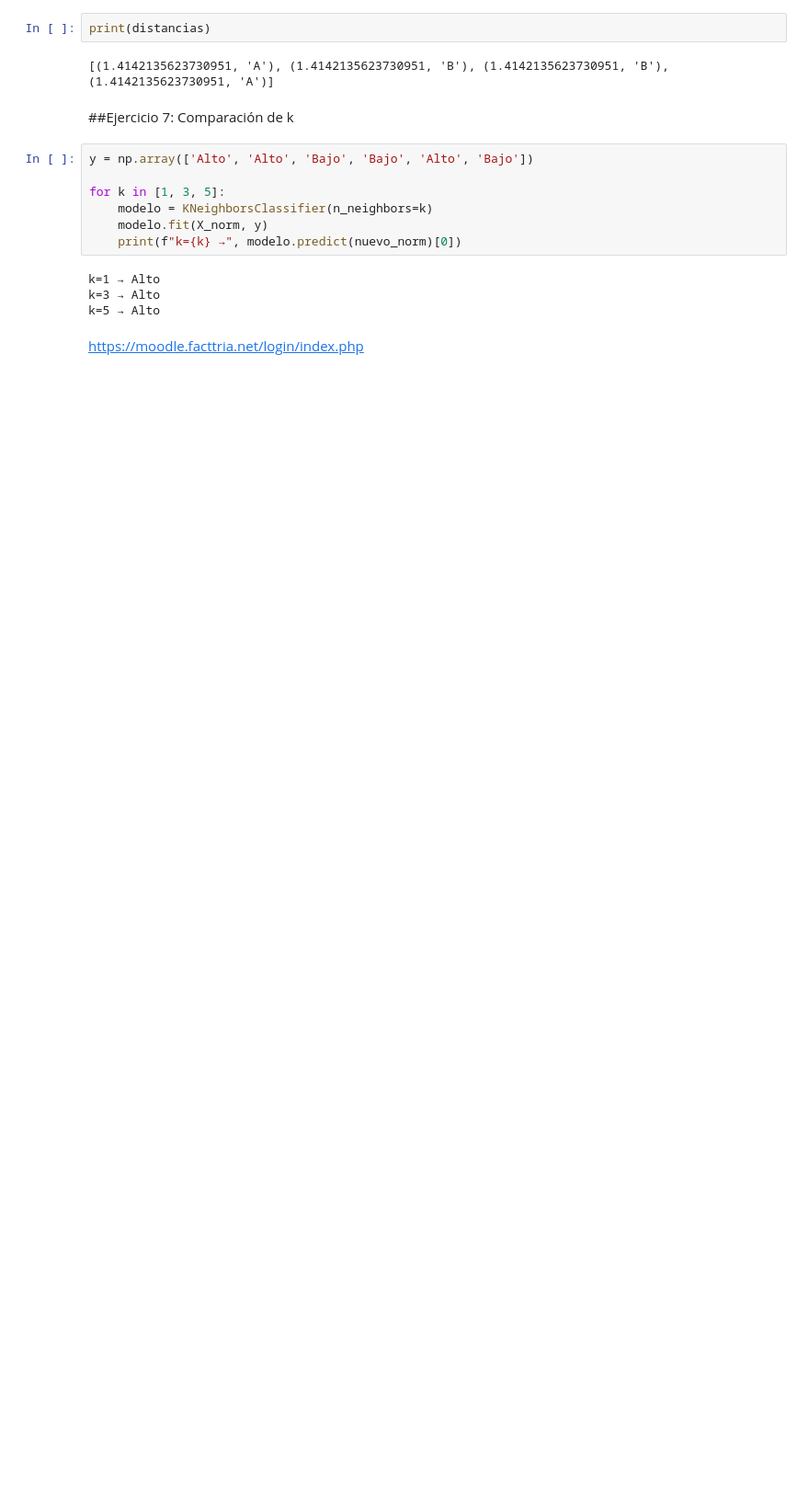
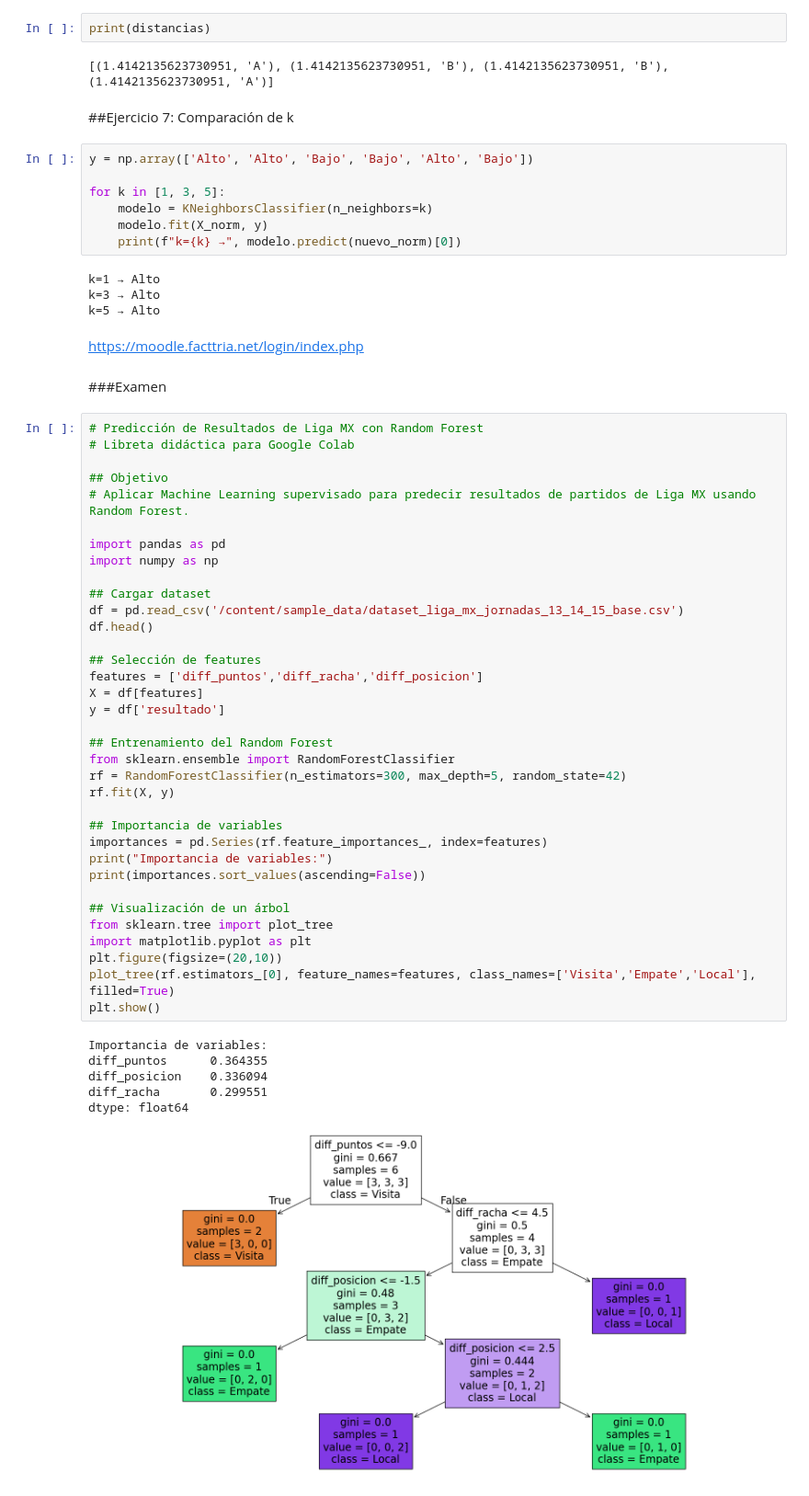
Before and after one commit to daf01-web/Mineria-de-Datos, a Jupyter notebook: TERCER PARCIAL.ipynb, the cells around one changed output. Shown at 92% size. Drawn from its saved outputs; the diff is of its cells as text; blank space fills up the shorter version.

Commit message:
Se creó con Colab

```diff
--- a/TERCER PARCIAL.ipynb
+++ b/TERCER PARCIAL.ipynb
@@ -231,3 +231,47 @@ k=3 → Alto
 k=5 → Alto
 # %% [markdown]
 https://moodle.facttria.net/login/index.php
+# %% [markdown]
+###Examen
+# %%
+# Predicción de Resultados de Liga MX con Random Forest
+# Libreta didáctica para Google Colab
+
+## Objetivo
+# Aplicar Machine Learning supervisado para predecir resultados de partidos de Liga MX usando Random Forest.
+
+import pandas as pd
+import numpy as np
+
+## Cargar dataset
+df = pd.read_csv('/content/sample_data/dataset_liga_mx_jornadas_13_14_15_base.csv')
+df.head()
+
+## Selección de features
+features = ['diff_puntos','diff_racha','diff_posicion']
+X = df[features]
+y = df['resultado']
+
+## Entrenamiento del Random Forest
+from sklearn.ensemble import RandomForestClassifier
+rf = RandomForestClassifier(n_estimators=300, max_depth=5, random_state=42)
+rf.fit(X, y)
+
+## Importancia de variables
+importances = pd.Series(rf.feature_importances_, index=features)
+print("Importancia de variables:")
+print(importances.sort_values(ascending=False))
+
+## Visualización de un árbol
+from sklearn.tree import plot_tree
+import matplotlib.pyplot as plt
+plt.figure(figsize=(20,10))
+plot_tree(rf.estimators_[0], feature_names=features, class_names=['Visita','Empate','Local'], filled=True)
+plt.show()
+# %% [output]
+Importancia de variables:
+diff_puntos      0.364355
+diff_posicion    0.336094
+diff_racha       0.299551
+dtype: float64
+[figure, added]
```
